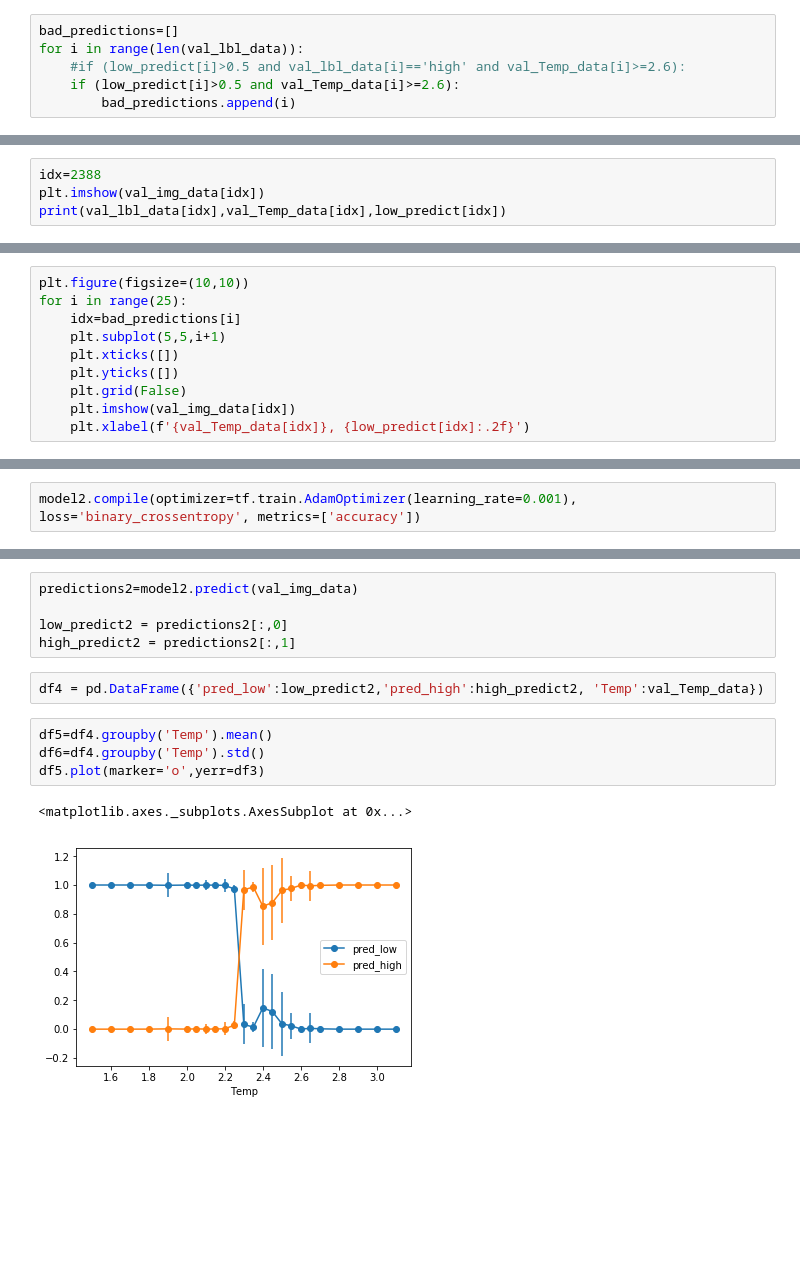
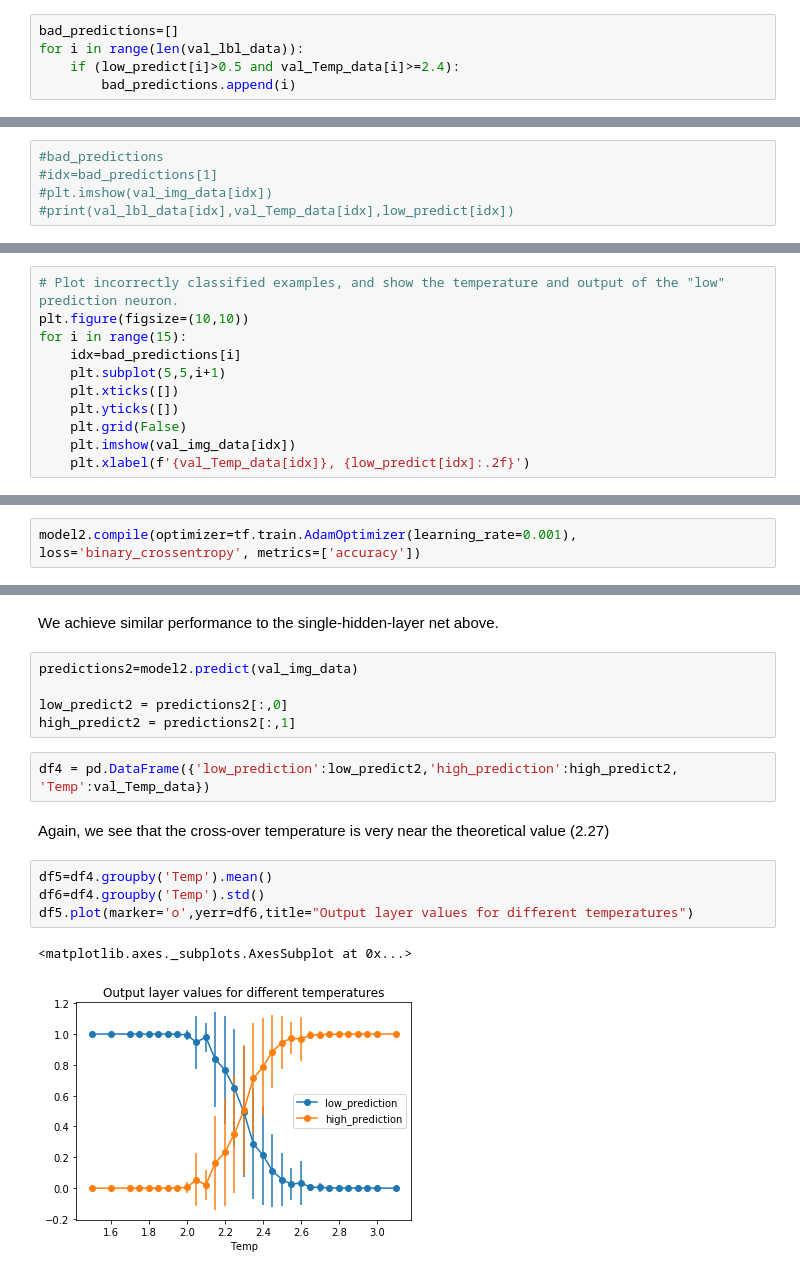
Before and after one commit to DanielJCase/Ising-Deep-Learning, a Jupyter notebook: Ising_NN.ipynb, the cells around one changed output, grey strips where cells are left out. Cells and saved outputs as stored; diff of their text form; blank space fills up the shorter version.

```diff
--- a/Ising_NN.ipynb
+++ b/Ising_NN.ipynb
@@ -160,6 +185,5 @@ df2.plot(marker='o',yerr=df3)
 # %%
 bad_predictions=[]
 for i in range(len(val_lbl_data)):
-    #if (low_predict[i]>0.5 and val_lbl_data[i]=='high' and val_Temp_data[i]>=2.6):
-    if (low_predict[i]>0.5 and val_Temp_data[i]>=2.6):
+    if (low_predict[i]>0.5 and val_Temp_data[i]>=2.4):
         bad_predictions.append(i)
@@ -170,4 +190,5 @@ bad_predictions
 # %%
-idx=2388
-plt.imshow(val_img_data[idx])
-print(val_lbl_data[idx],val_Temp_data[idx],low_predict[idx])
+#bad_predictions
+#idx=bad_predictions[1]
+#plt.imshow(val_img_data[idx])
+#print(val_lbl_data[idx],val_Temp_data[idx],low_predict[idx])
@@ -177,6 +195,7 @@ print(val_lbl_data[idx],val_Temp_data[idx],low_predict[idx])
 # %%
+# Plot incorrectly classified examples, and show the temperature and output of the "low" prediction neuron.
 plt.figure(figsize=(10,10))
-for i in range(25):
+for i in range(15):
     idx=bad_predictions[i]
     plt.subplot(5,5,i+1)
     plt.xticks([])
@@ -244,14 +266,18 @@ Test accuracy: 0.9845833333333334
+# %% [markdown]
+We achieve similar performance to the single-hidden-layer net above.
 # %%
 predictions2=model2.predict(val_img_data)
 
 low_predict2 = predictions2[:,0]
 high_predict2 = predictions2[:,1]
 # %%
-df4 = pd.DataFrame({'pred_low':low_predict2,'pred_high':high_predict2, 'Temp':val_Temp_data})
+df4 = pd.DataFrame({'low_prediction':low_predict2,'high_prediction':high_predict2, 'Temp':val_Temp_data})
+# %% [markdown]
+Again, we see that the cross-over temperature is very near the theoretical value (2.27)
 # %%
 df5=df4.groupby('Temp').mean()
 df6=df4.groupby('Temp').std()
-df5.plot(marker='o',yerr=df3)
+df5.plot(marker='o',yerr=df6,title="Output layer values for different temperatures")
 # %% [output]
 <matplotlib.axes._subplots.AxesSubplot at 0x...>
-[figure, old version]
+[figure, new version]
```
Also changed, not shown: parts of 59 cells of this notebook.
